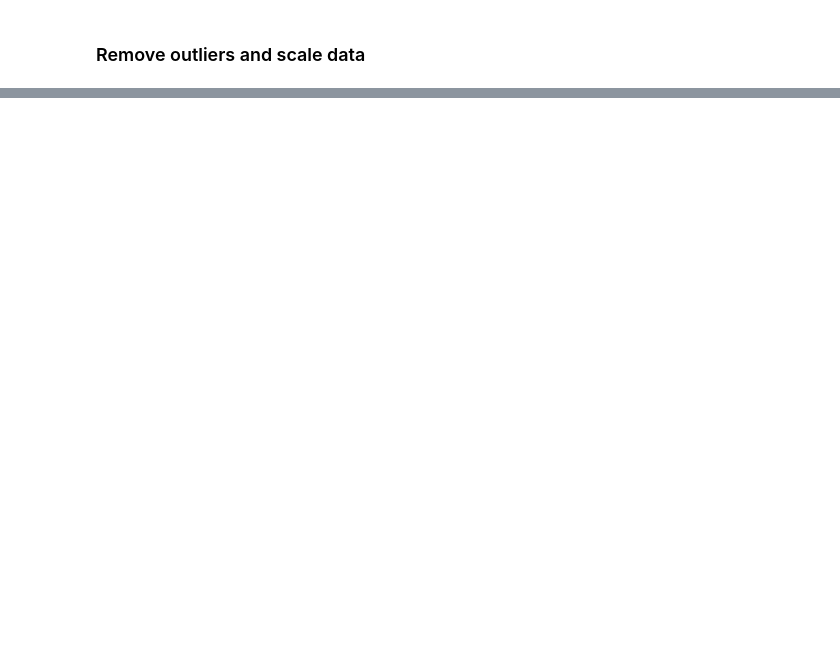
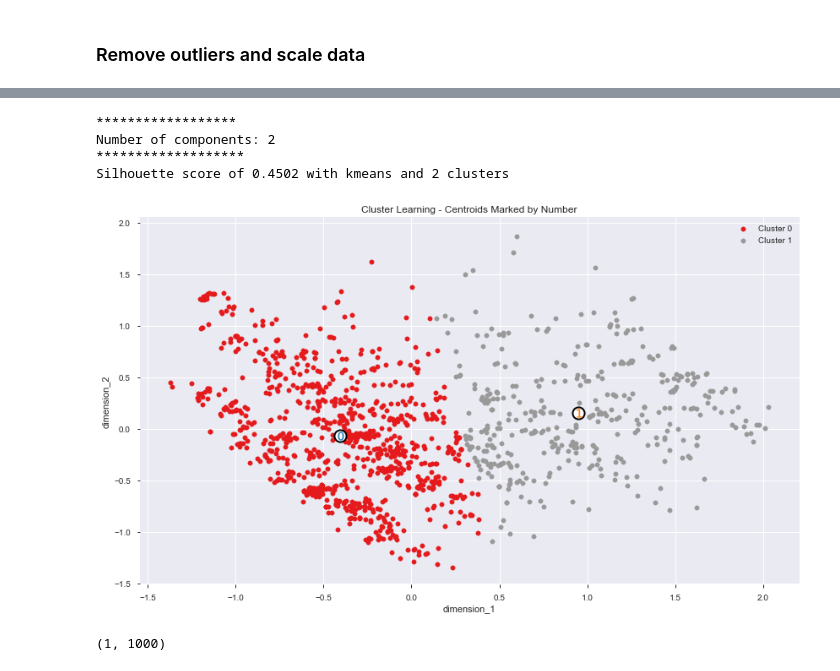
Before and after one commit to Leaniz/img_similarity, a Jupyter notebook: image_similarity.ipynb, the cells around one changed output, grey strips where cells are left out. Saved outputs shown, nothing was run; the diff lists cells and outputs as text; code cells hidden in the pictures; blank space fills up the shorter version.

```diff
--- a/image_similarity.ipynb
+++ b/image_similarity.ipynb
@@ -124,0 +99,14 @@ Silhouette score of 0.5729 with meanshift and 3 clusters
+# %%
+for components in range(2, 3):
+    print("******************\nNumber of components: {}\n*******************".format(components))
+    pca_df = apply_pca(processed_df, components)
+    best_clst = cluster_support_data(pca_df, option="kmeans", n_clusters_list=range(2, 3), verbose=0)
+# %% [output]
+******************
+Number of components: 2
+*******************
+Silhouette score of 0.4502 with kmeans and 2 clusters
+# %%
+plot_cluster_results(pca_df, best_clst["preds"], best_clst["centers"])
+# %% [output]
+[figure, added]
@@ -124,0 +129,4 @@ Silhouette score of 0.5729 with meanshift and 3 clusters
+# %%
+a.shape
+# %% [output]
+(1, 1000)
```
Also changed, not shown: parts of 23 cells of this notebook, 5 other files.
